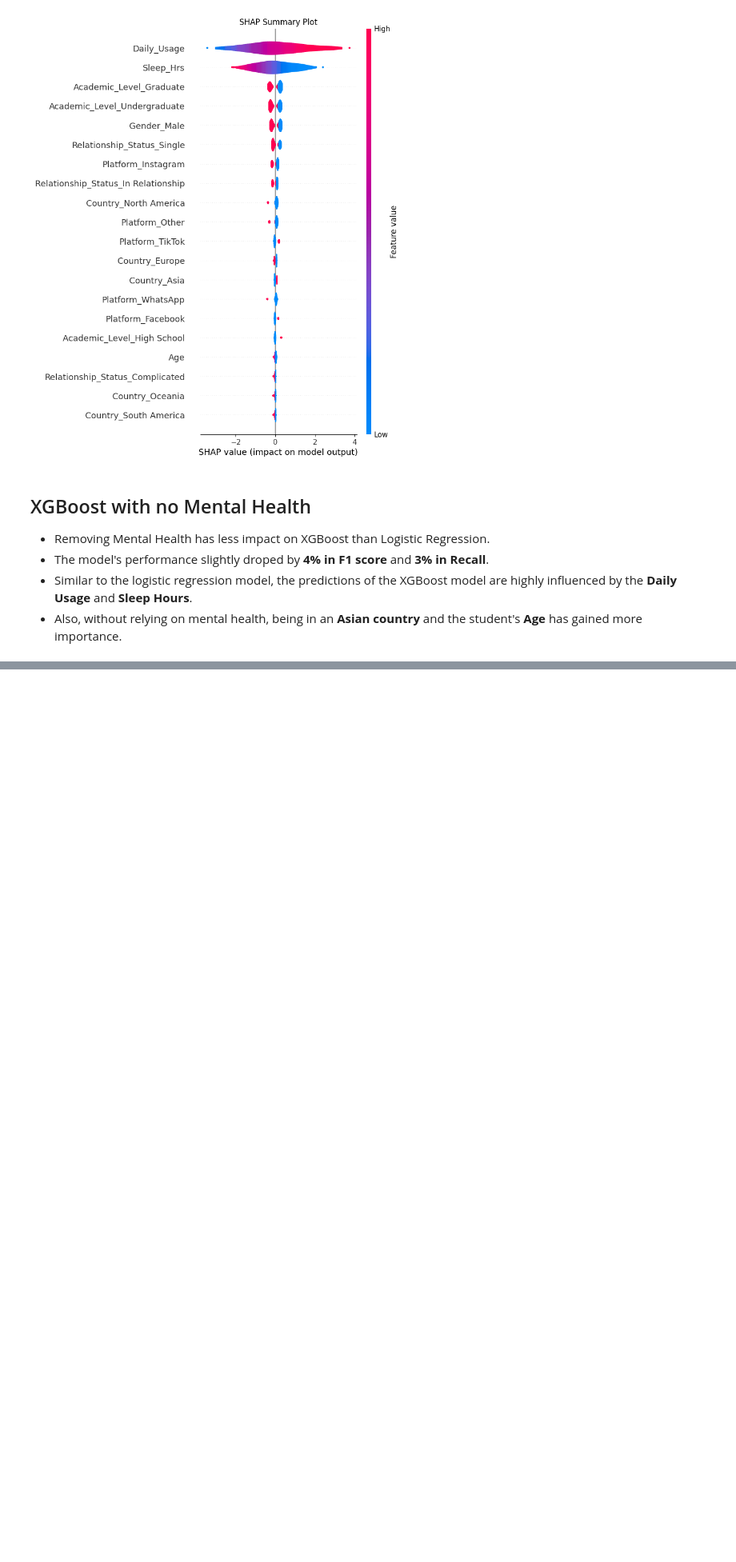
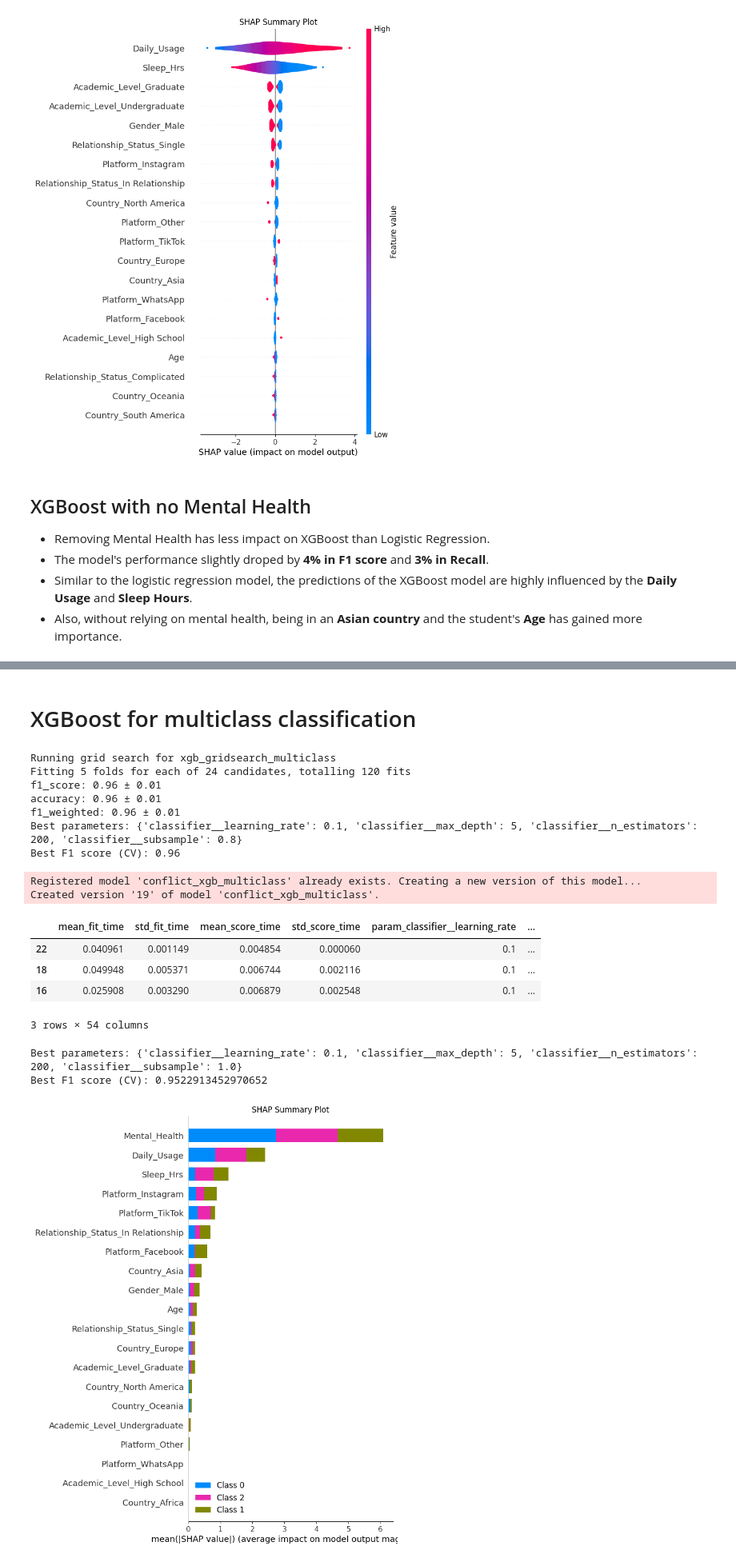
Before and after one commit to numberwrangler/SDS-CP029-social-sphere, a Jupyter notebook: submissions/team-members/bob-hosseini/notebooks/02_classification.ipynb, the cells around one changed output, grey strips where cells are left out. Shown at 80% size. Saved outputs shown, nothing was run; the diff lists cells and outputs as text; code cells hidden in the pictures; blank space fills up the shorter version.

```diff
--- a/submissions/team-members/bob-hosseini/notebooks/02_classification.ipynb
+++ b/submissions/team-members/bob-hosseini/notebooks/02_classification.ipynb
@@ -317,7 +320,7 @@ baseline_pipeline = Pipeline([
         ("preprocessing", preprocessor),
         ("classifier", DummyClassifier(random_state=42))
     ])
-best_logreg, grid_search_result = run_classification_gridsearch_experiment(
+best_logreg, grid_search_result, *_ = run_classification_gridsearch_experiment(
     name="baseline_gridsearch_f1",
     pipeline=baseline_pipeline,
     param_grid=param_grid,
@@ -362,7 +366,7 @@ param_grid_lr = {
 
 # from utils import run_classification_gridsearch_experiment
 
-best_logreg, grid_search_result = run_classification_gridsearch_experiment(
+best_logreg, grid_search_result, *_ = run_classification_gridsearch_experiment(
     name="logreg_gridsearch_f1",
     pipeline=lr_pipeline,
     param_grid=param_grid_lr,
@@ -456,7 +461,7 @@ xgb_param_grid = {
     'classifier__subsample':    [0.8, 1.0]
 }
 
-best_xgb, grid_search_result = run_classification_gridsearch_experiment(
+best_xgb, grid_search_result, *_ = run_classification_gridsearch_experiment(
     name="xgb_gridsearch_f1",
     pipeline=xgb_pipeline,
     param_grid=xgb_param_grid,
@@ -632,0 +769,13 @@ Created version '2' of model 'conflict_xgb_no_mh'.
+# %%
+from utils import convert_to_multiclass_target
+
+# Convert your existing y variables to 3-class without changing X splits
+y_train_3class = convert_to_multiclass_target(y_train_full, df_data,
+                                             low_threshold=2, high_threshold=3)
+y_test_3class = convert_to_multiclass_target(y_test, df_data,
+                                            low_threshold=2, high_threshold=3)
+
+print("Original binary distribution:")
+print(y_train_full.value_counts())
+print("\nNew 3-class distribution:")
+print(y_train_3class.value_counts())
@@ -632,0 +803,60 @@ Created version '2' of model 'conflict_xgb_no_mh'.
+# %% [markdown]
+# XGBoost for multiclass classification
+# %%
+# apply the run_classification_gridsearch_experiment function to the 3-class target variable
+# param_grid_lr['classifier__solver'] = ['lbfgs']
+from utils import run_classification_gridsearch_experiment
+xgb_pipeline.set_params(
+    classifier__objective='multi:softprob',  # For multiclass with probabilities
+    classifier__num_class=3,                 # Number of classes (0, 1, 2)
+    classifier__eval_metric='mlogloss'       # Multiclass log loss
+)
+
+multiclass_scoring = {
+    "f1_score": "f1_weighted",  # for multiclass classification
+    "accuracy": "accuracy",
+    "f1_weighted": "f1_weighted", # for multiclass classification
+}
+
+# create the parameter grid
+best_xgb_multiclass, xgb_grid_search, fig_sum, _= run_classification_gridsearch_experiment(
+    name="xgb_gridsearch_multiclass",
+    pipeline=xgb_pipeline,
+    param_grid=xgb_param_grid,
+    X_train=X_train_full,
+    y_train=y_train_3class,
+    X_test=X_test,
+    y_test=y_test_3class,
+    cv=cv,
+    scoring=multiclass_scoring,
+    dataset=mlflow_dataset,
+    verbose = True,
+    registered_model_name="conflict_xgb_multiclass",
+    refit_metric="f1_weighted"  # Make sure this matches your scoring dict
+)
+
+# 3. Print summary in the output cell
+print("Best parameters:", grid_search_result.best_params_)
+print("Best F1 score (CV):", grid_search_result.best_score_)
+fig_sum
+# 4. (Optional) inspect all CV results
+# cv_df = pd.DataFrame(grid_search_result.cv_results_)
+# display(cv_df.sort_values("mean_test_f1_score", ascending=False).head())
+# %% [output]
+Running grid search for xgb_gridsearch_multiclass
+Fitting 5 folds for each of 24 candidates, totalling 120 fits
+f1_score: 0.96 ± 0.01
+accuracy: 0.96 ± 0.01
+f1_weighted: 0.96 ± 0.01
+Best parameters: {'classifier__learning_rate': 0.1, 'classifier__max_depth': 5, 'classifier__n_estimators': 200, 'classifier__subsample': 0.8}
+Best F1 score (CV): 0.96
+Registered model 'conflict_xgb_multiclass' already exists. Creating a new version of this model...
+Created version '19' of model 'conflict_xgb_multiclass'.
+|  | mean_fit_time | std_fit_time | mean_score_time | std_score_time | param_classifier__learning_rate | ... |
+| 22 | 0.040961 | 0.001149 | 0.004854 | 0.000060 | 0.1 | ... |
+| 18 | 0.049948 | 0.005371 | 0.006744 | 0.002116 | 0.1 | ... |
+| 16 | 0.025908 | 0.003290 | 0.006879 | 0.002548 | 0.1 | ... |
+3 rows × 54 columns
+Best parameters: {'classifier__learning_rate': 0.1, 'classifier__max_depth': 5, 'classifier__n_estimators': 200, 'classifier__subsample': 1.0}
+Best F1 score (CV): 0.9522913452970652
+[figure, added]
```
Also changed, not shown: parts of 15 cells of this notebook, 2 other files.
